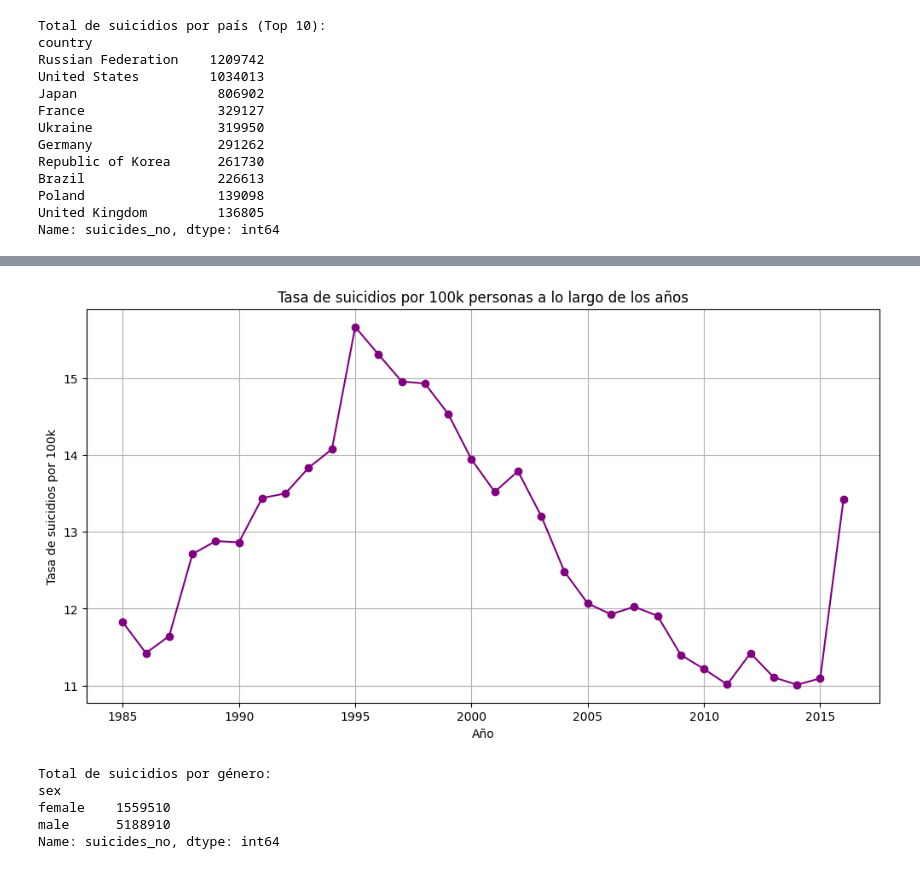
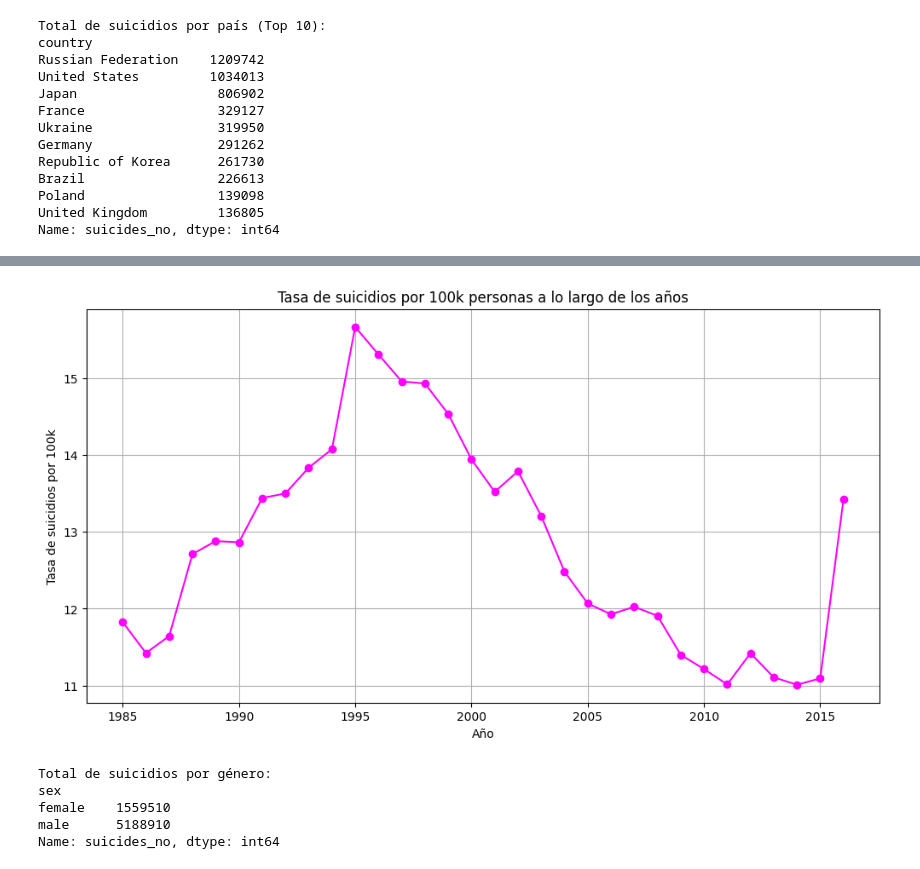
Before and after one commit to CarolinaPerez01/EDA, a Jupyter notebook: eda.ipynb, the cells around one changed output, grey strips where cells are left out. Cells and saved outputs as stored; diff of their text form; code cells hidden in the pictures.

```diff
--- a/eda.ipynb
+++ b/eda.ipynb
@@ -236,15 +245,15 @@ fig.show()
 # %%
 suicidios_tiempo = tasa_suicidios.groupby('year')['suicides/100k pop'].mean()
 # Grafico de la tendencia a lo largo del tiempo
 plt.figure(figsize=(12, 6))
-suicidios_tiempo.plot(kind='line', marker='o', color='purple')
+suicidios_tiempo.plot(kind='line', marker='o', color='magenta')
 plt.title('Tasa de suicidios por 100k personas a lo largo de los años')
 plt.xlabel('Año')
 plt.ylabel('Tasa de suicidios por 100k')
 plt.grid()
 plt.show()
 # %% [output]
-[figure, old version]
+[figure, new version]
 # %%
 suicidios_por_genero = tasa_suicidios.groupby('sex')['suicides_no'].sum()
 print("\nTotal de suicidios por género:")
```
Also changed, not shown: parts of 8 cells of this notebook.
